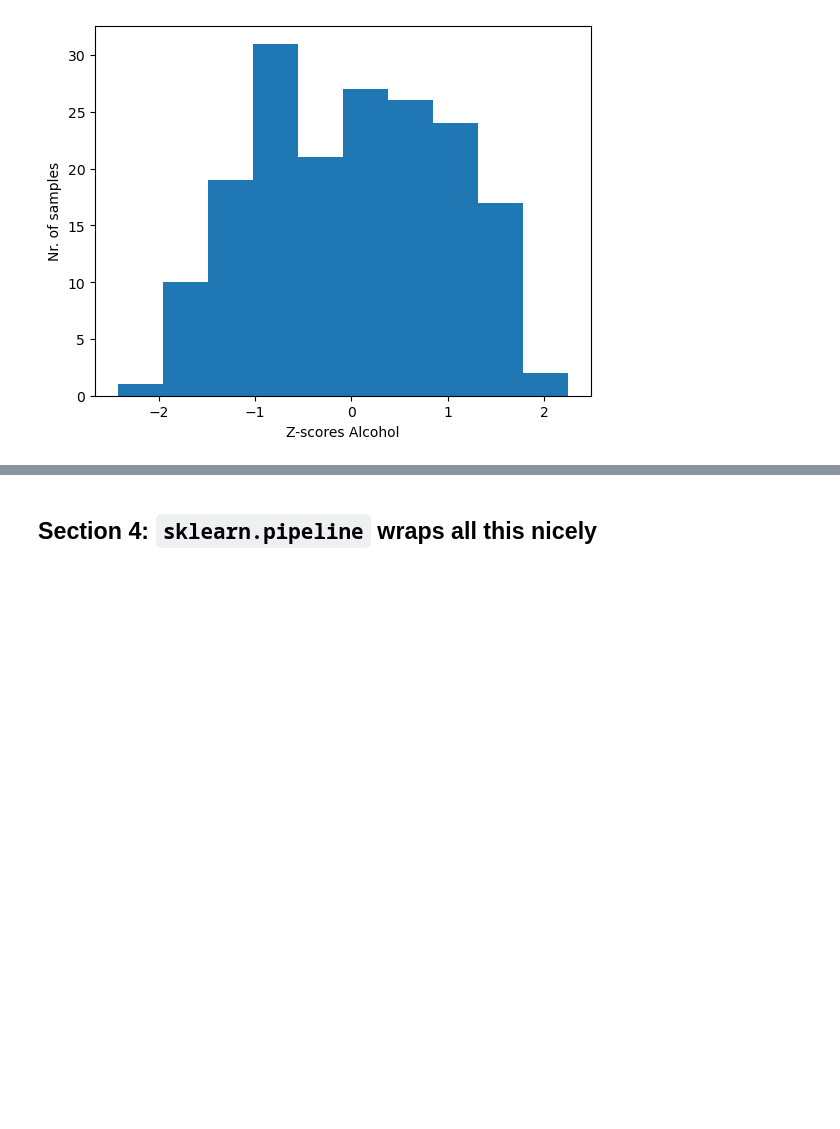
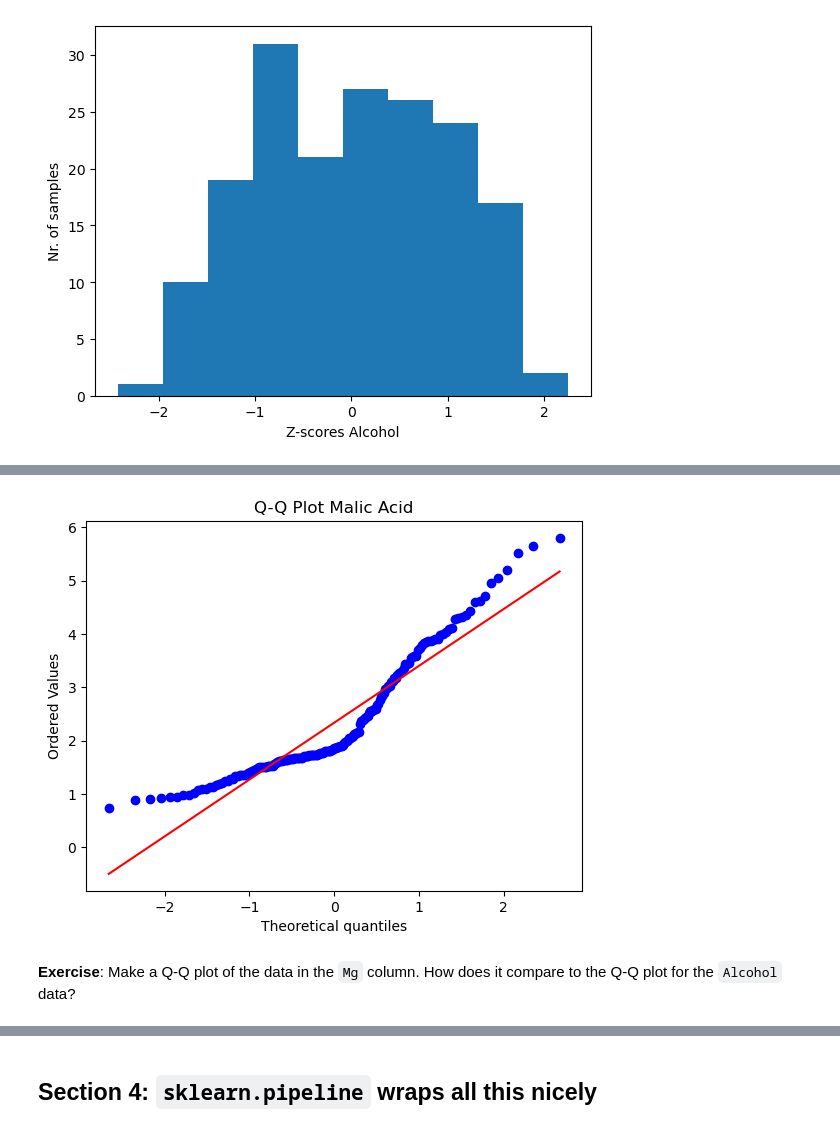
Before and after one commit to atleer/intro-to-deep-learning-dev, a Jupyter notebook: Day02/07_data_standardization/07_data_standardization.ipynb, the cells around one changed output, grey strips where cells are left out. Drawn from its saved outputs; the diff is of its cells as text; code cells hidden in the pictures; blank space fills up the shorter version.

```diff
--- a/Day02/07_data_standardization/07_data_standardization.ipynb
+++ b/Day02/07_data_standardization/07_data_standardization.ipynb
@@ -294,0 +310,10 @@ Index(['Wine', 'Alcohol', 'Malic.acid', 'Ash', 'Acl', 'Mg', 'Phenols',
+# %%
+malic = df['Malic.acid'].values
+# %%
+stats.probplot(malic, dist="norm", plot=plt)
+
+plt.title("Q-Q Plot Malic Acid");
+# %% [output]
+[figure, added]
+# %% [markdown]
+**Exercise**: Make a Q-Q plot of the data in the `Mg` column. How does it compare to the Q-Q plot for the `Alcohol` data?
```
Also changed, not shown: parts of 39 cells of this notebook.
